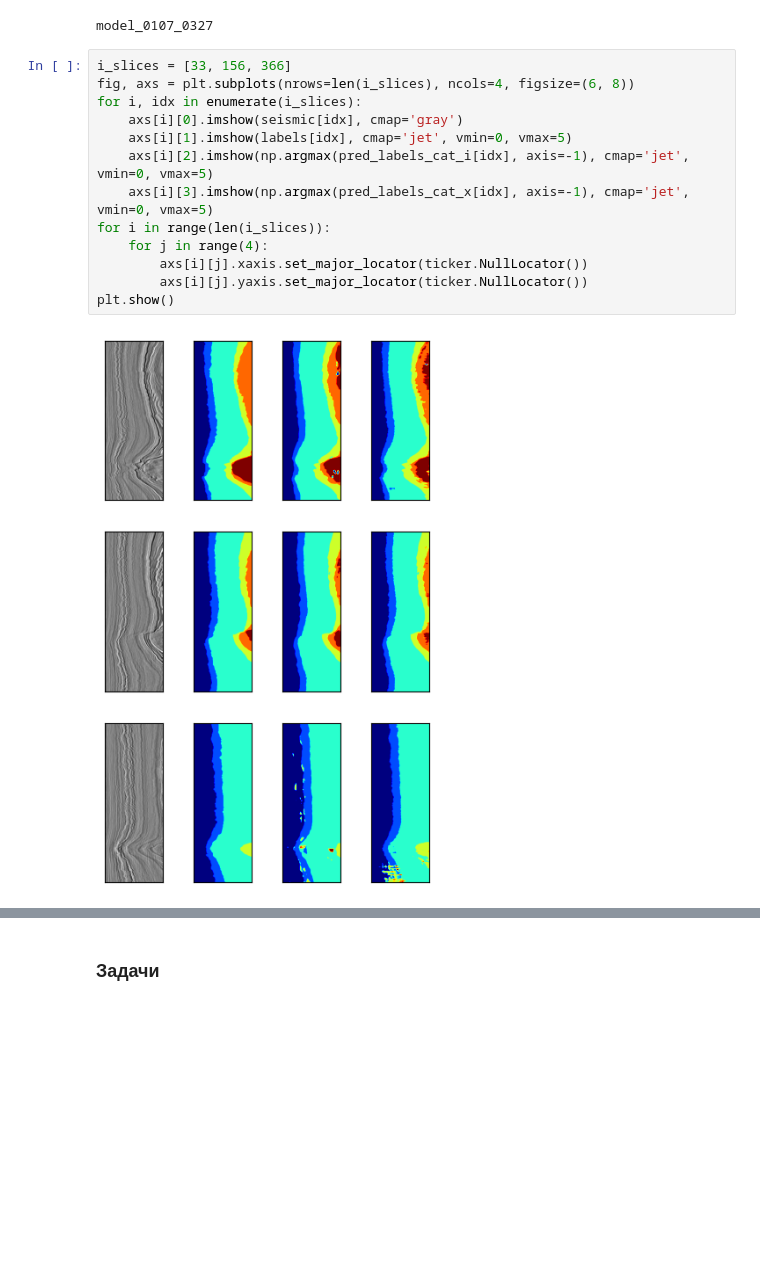
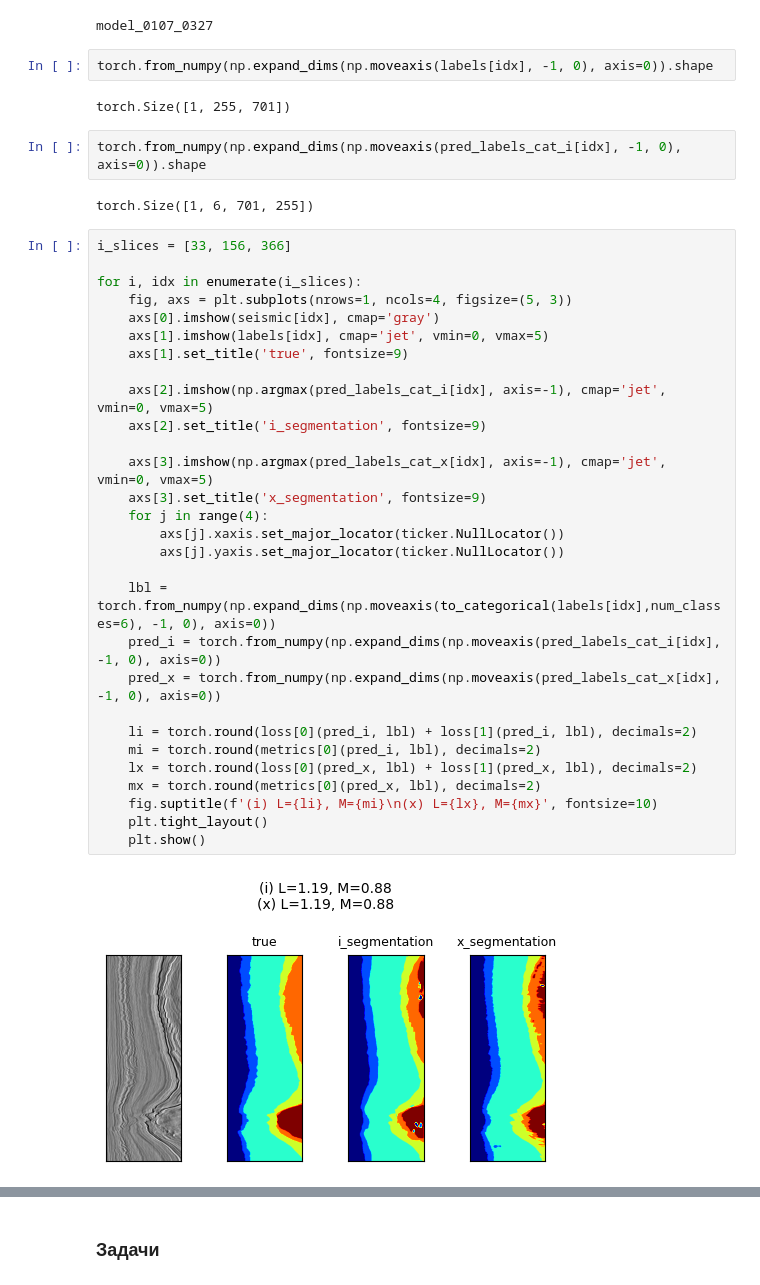
Before and after one commit to ravilkooo/ravil_project, a Jupyter notebook: unet_from_inet.ipynb, the cells around one changed output, grey strips where cells are left out. Cells and saved outputs as stored; diff of their text form; blank space fills up the shorter version.

```diff
--- a/unet_from_inet.ipynb
+++ b/unet_from_inet.ipynb
@@ -671,18 +671,42 @@ np.save(pjoin('models', model_name, 'pred_labels_cat_x.npy'), pred_labels_cat_x)
 print(model_name)
 # %% [output]
 model_0107_0327
+# %%
+torch.from_numpy(np.expand_dims(np.moveaxis(labels[idx], -1, 0), axis=0)).shape
+# %% [output]
+torch.Size([1, 255, 701])
+# %%
+torch.from_numpy(np.expand_dims(np.moveaxis(pred_labels_cat_i[idx], -1, 0), axis=0)).shape
+# %% [output]
+torch.Size([1, 6, 701, 255])
 # %%
 i_slices = [33, 156, 366]
-fig, axs = plt.subplots(nrows=len(i_slices), ncols=4, figsize=(6, 8))
+
 for i, idx in enumerate(i_slices):
-    axs[i][0].imshow(seismic[idx], cmap='gray')
-    axs[i][1].imshow(labels[idx], cmap='jet', vmin=0, vmax=5)
-    axs[i][2].imshow(np.argmax(pred_labels_cat_i[idx], axis=-1), cmap='jet', vmin=0, vmax=5)
-    axs[i][3].imshow(np.argmax(pred_labels_cat_x[idx], axis=-1), cmap='jet', vmin=0, vmax=5)
-for i in range(len(i_slices)):
+    fig, axs = plt.subplots(nrows=1, ncols=4, figsize=(5, 3))
+    axs[0].imshow(seismic[idx], cmap='gray')
+    axs[1].imshow(labels[idx], cmap='jet', vmin=0, vmax=5)
+    axs[1].set_title('true', fontsize=9)
+
+    axs[2].imshow(np.argmax(pred_labels_cat_i[idx], axis=-1), cmap='jet', vmin=0, vmax=5)
+    axs[2].set_title('i_segmentation', fontsize=9)
+
+    axs[3].imshow(np.argmax(pred_labels_cat_x[idx], axis=-1), cmap='jet', vmin=0, vmax=5)
+    axs[3].set_title('x_segmentation', fontsize=9)
     for j in range(4):
-        axs[i][j].xaxis.set_major_locator(ticker.NullLocator())
-        axs[i][j].yaxis.set_major_locator(ticker.NullLocator())
-plt.show()
+        axs[j].xaxis.set_major_locator(ticker.NullLocator())
+        axs[j].yaxis.set_major_locator(ticker.NullLocator())
+
+    lbl = torch.from_numpy(np.expand_dims(np.moveaxis(to_categorical(labels[idx],num_classes=6), -1, 0), axis=0))
+    pred_i = torch.from_numpy(np.expand_dims(np.moveaxis(pred_labels_cat_i[idx], -1, 0), axis=0))
+    pred_x = torch.from_numpy(np.expand_dims(np.moveaxis(pred_labels_cat_x[idx], -1, 0), axis=0))
+
+    li = torch.round(loss[0](pred_i, lbl) + loss[1](pred_i, lbl), decimals=2)
+    mi = torch.round(metrics[0](pred_i, lbl), decimals=2)
+    lx = torch.round(loss[0](pred_x, lbl) + loss[1](pred_x, lbl), decimals=2)
+    mx = torch.round(metrics[0](pred_x, lbl), decimals=2)
+    fig.suptitle(f'(i) L={li}, M={mi}\n(x) L={lx}, M={mx}', fontsize=10)
+    plt.tight_layout()
+    plt.show()
 # %% [output]
-[figure, old version]
+[figure, new version]
```
Also changed, not shown: parts of 6 cells of this notebook.
